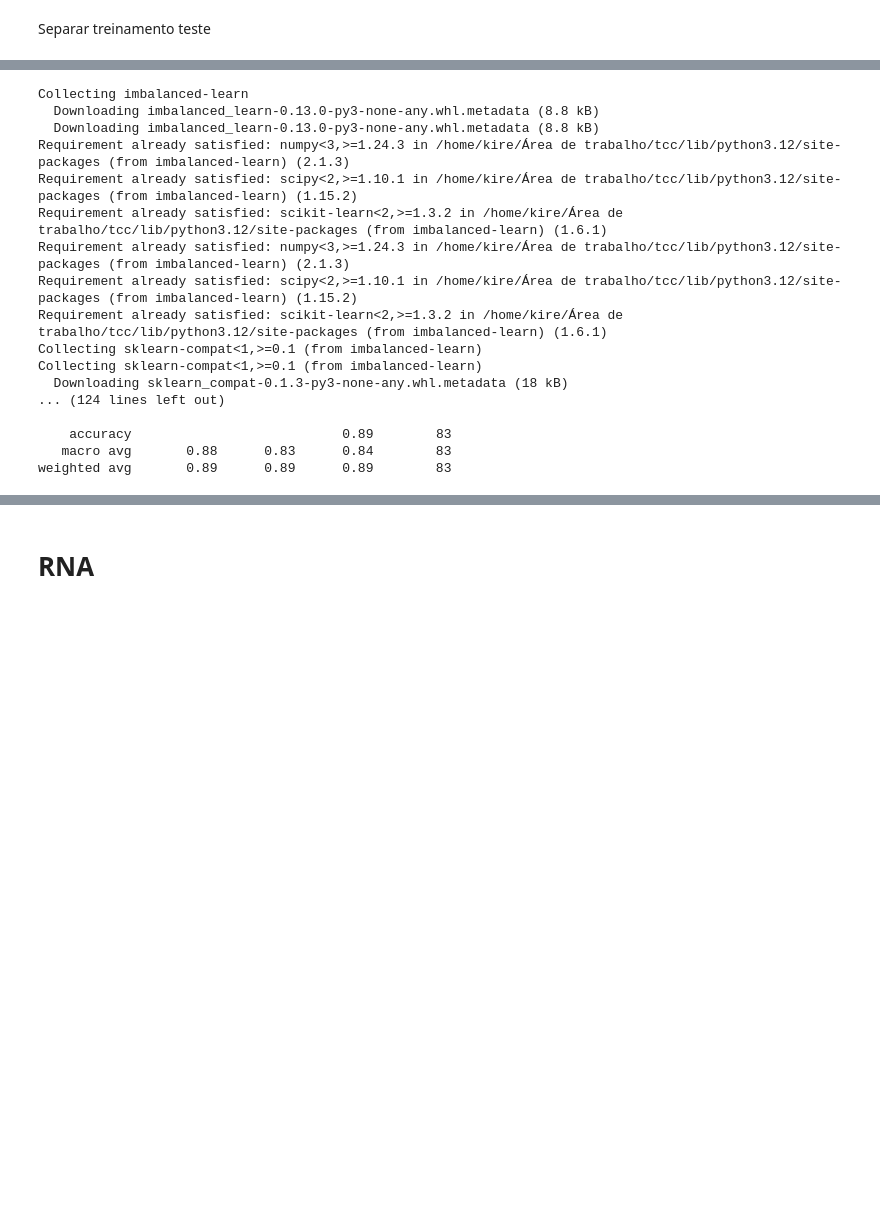
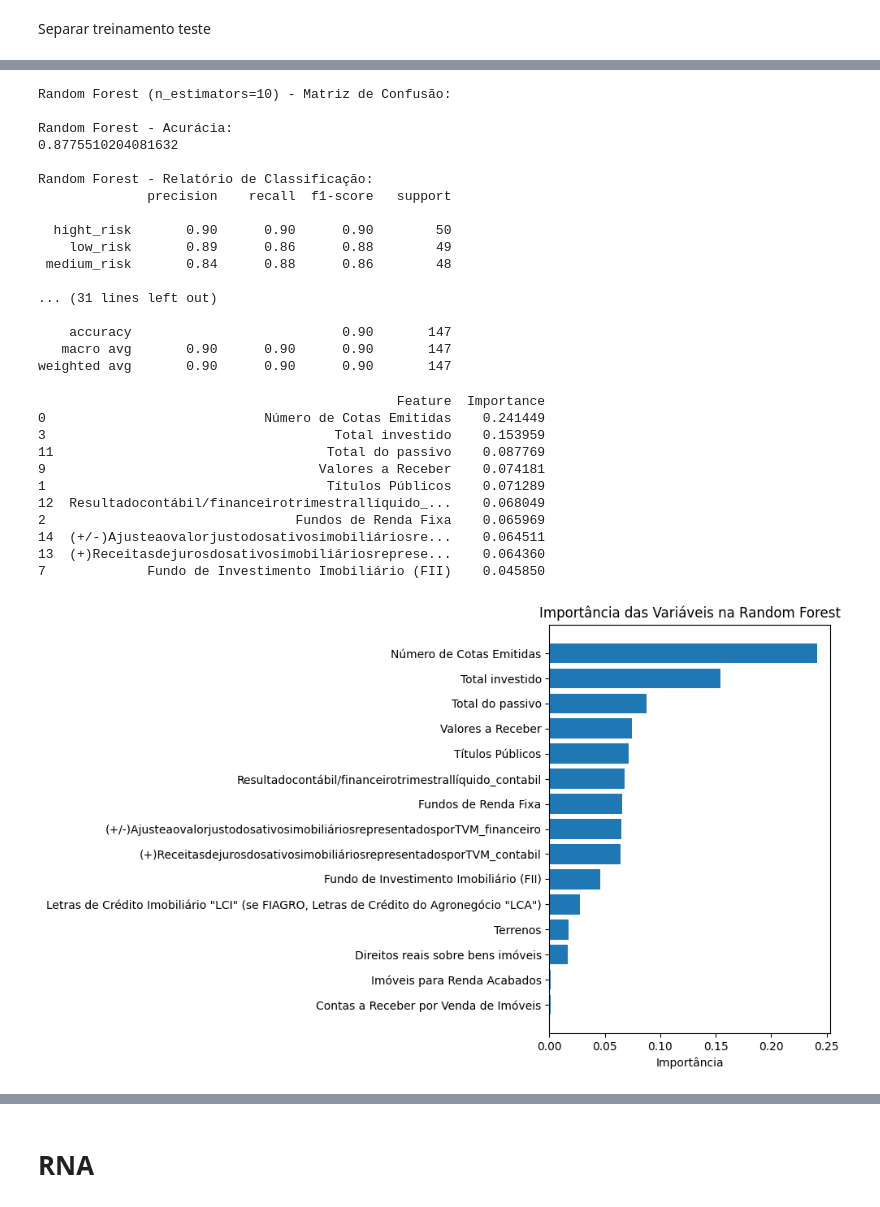
Before and after one commit to ErikMaia/tcc, a Jupyter notebook: src/analisys.ipynb, the cells around one changed output, grey strips where cells are left out. Saved outputs shown, nothing was run; the diff lists cells and outputs as text; code cells hidden in the pictures; blank space fills up the shorter version.

```diff
--- a/src/analisys.ipynb
+++ b/src/analisys.ipynb
@@ -1616,14 +1698,8 @@ medium_risk    28
 Name: count, dtype: int64
 # %%
-# Install the required library
-%pip install imbalanced-learn
-
-from imblearn.over_sampling import SMOTE
 from sklearn.ensemble import RandomForestClassifier
 from sklearn.metrics import confusion_matrix, accuracy_score, classification_report
 
-# Aplicar o SMOTE para balancear as classes
-smote = SMOTE(random_state=42)
 X_resampled, y_resampled = smote.fit_resample(X_train, y_train)
 
 # Rodar o Random Forest novamente
@@ -1635,31 +1711,65 @@ for n_estimator in n_estimators:
 
     # Avaliação do modelo Random Forest
     print(f"Random Forest (n_estimators={n_estimator}) - Matriz de Confusão:")
-    print(confusion_matrix(y_test, y_predict_rf))
-
+    sns.heatmap(confusion_matrix(y_test, y_predict_rf), annot=True, fmt='d')
+    plt.show()
     print("\nRandom Forest - Acurácia:")
     print(accuracy_score(y_test, y_predict_rf))
 
     print("\nRandom Forest - Relatório de Classificação:")
     print(classification_report(y_test, y_predict_rf))
 # %% [output]
-Collecting imbalanced-learn
-  Downloading imbalanced_learn-0.13.0-py3-none-any.whl.metadata (8.8 kB)
-  Downloading imbalanced_learn-0.13.0-py3-none-any.whl.metadata (8.8 kB)
-Requirement already satisfied: numpy<3,>=1.24.3 in /home/kire/Área de trabalho/tcc/lib/python3.12/site-packages (from imbalanced-learn) (2.1.3)
-Requirement already satisfied: scipy<2,>=1.10.1 in /home/kire/Área de trabalho/tcc/lib/python3.12/site-packages (from imbalanced-learn) (1.15.2)
-Requirement already satisfied: scikit-learn<2,>=1.3.2 in /home/kire/Área de trabalho/tcc/lib/python3.12/site-packages (from imbalanced-learn) (1.6.1)
-Requirement already satisfied: numpy<3,>=1.24.3 in /home/kire/Área de trabalho/tcc/lib/python3.12/site-packages (from imbalanced-learn) (2.1.3)
-Requirement already satisfied: scipy<2,>=1.10.1 in /home/kire/Área de trabalho/tcc/lib/python3.12/site-packages (from imbalanced-learn) (1.15.2)
-Requirement already satisfied: scikit-learn<2,>=1.3.2 in /home/kire/Área de trabalho/tcc/lib/python3.12/site-packages (from imbalanced-learn) (1.6.1)
-Collecting sklearn-compat<1,>=0.1 (from imbalanced-learn)
-Collecting sklearn-compat<1,>=0.1 (from imbalanced-learn)
-  Downloading sklearn_compat-0.1.3-py3-none-any.whl.metadata (18 kB)
-... (124 lines left out)
+Random Forest (n_estimators=10) - Matriz de Confusão:
 
-    accuracy                           0.89        83
-   macro avg       0.88      0.83      0.84        83
-weighted avg       0.89      0.89      0.89        83
+Random Forest - Acurácia:
+0.8775510204081632
+
+Random Forest - Relatório de Classificação:
+              precision    recall  f1-score   support
+
+  hight_risk       0.90      0.90      0.90        50
+    low_risk       0.89      0.86      0.88        49
+ medium_risk       0.84      0.88      0.86        48
+
+... (31 lines left out)
+
+    accuracy                           0.90       147
+   macro avg       0.90      0.90      0.90       147
+weighted avg       0.90      0.90      0.90       147
+# %%
+importances = rf.feature_importances_
+feature_names = X_train.columns  # Nomes das colunas do dataset
+
+# Criar um DataFrame para visualização
+feature_importance_df = pd.DataFrame({
+    'Feature': feature_names,
+    'Importance': importances
+}).sort_values(by='Importance', ascending=False)
+
+# Exibir as 10 variáveis mais importantes
+print(feature_importance_df.head(10))
+
+# Visualizar com um gráfico de barras
+plt.figure(figsize=(10, 6))
+plt.barh(feature_importance_df['Feature'], feature_importance_df['Importance'])
+plt.xlabel('Importância')
+plt.title('Importância das Variáveis na Random Forest')
+plt.gca().invert_yaxis()  # Inverter para as mais importantes aparecerem no topo
+plt.tight_layout()
+plt.show()
+# %% [output]
+                                              Feature  Importance
+0                            Número de Cotas Emitidas    0.241449
+3                                     Total investido    0.153959
+11                                   Total do passivo    0.087769
+9                                   Valores a Receber    0.074181
+1                                    Títulos Públicos    0.071289
+12  Resultadocontábil/financeirotrimestrallíquido_...    0.068049
+2                                Fundos de Renda Fixa    0.065969
+14  (+/-)Ajusteaovalorjustodosativosimobiliáriosre...    0.064511
+13  (+)Receitasdejurosdosativosimobiliáriosreprese...    0.064360
+7             Fundo de Investimento Imobiliário (FII)    0.045850
+[figure, added]
 # %%
 from sklearn.tree import export_graphviz
 from sklearn.tree import plot_tree
```
Also changed, not shown: parts of 32 cells of this notebook.
